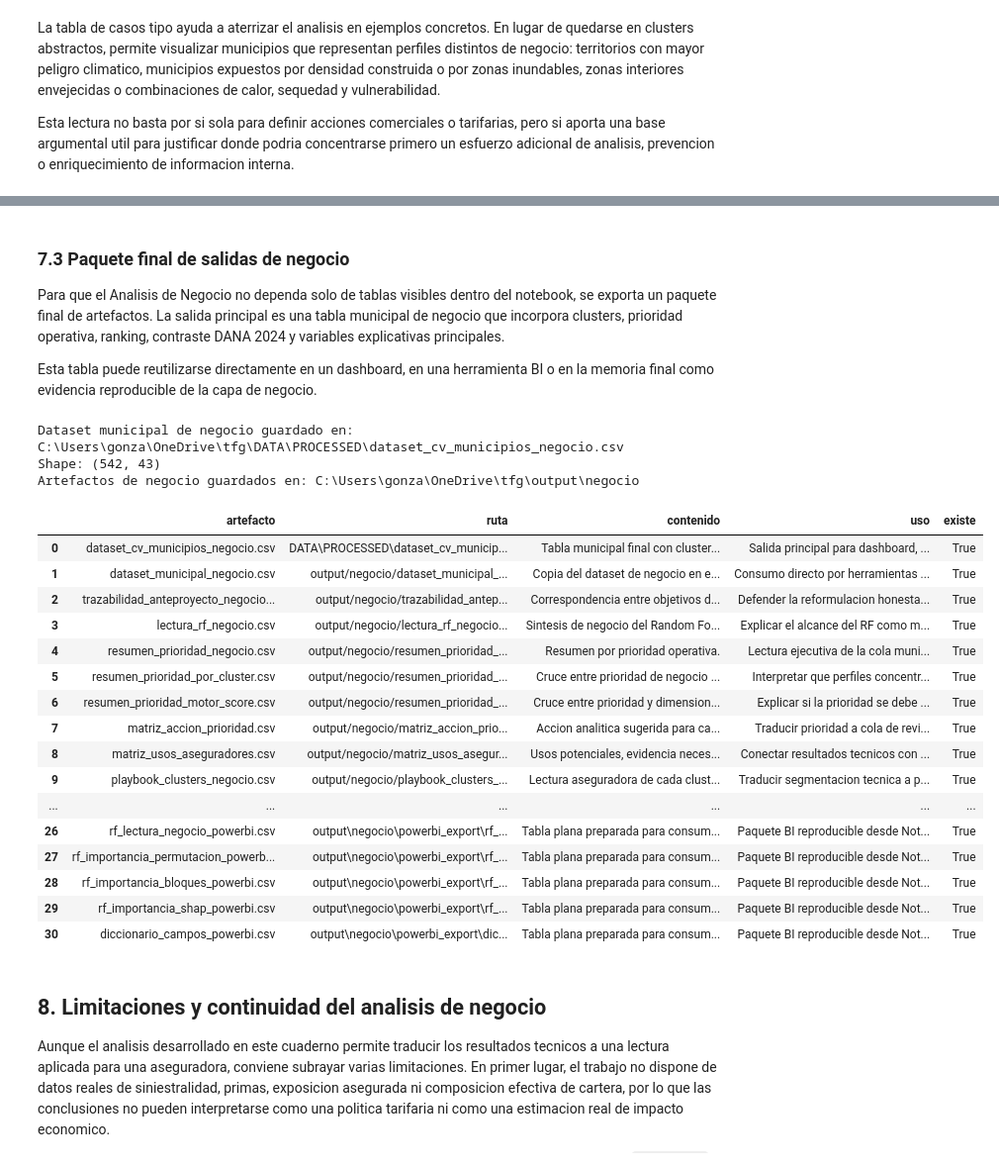
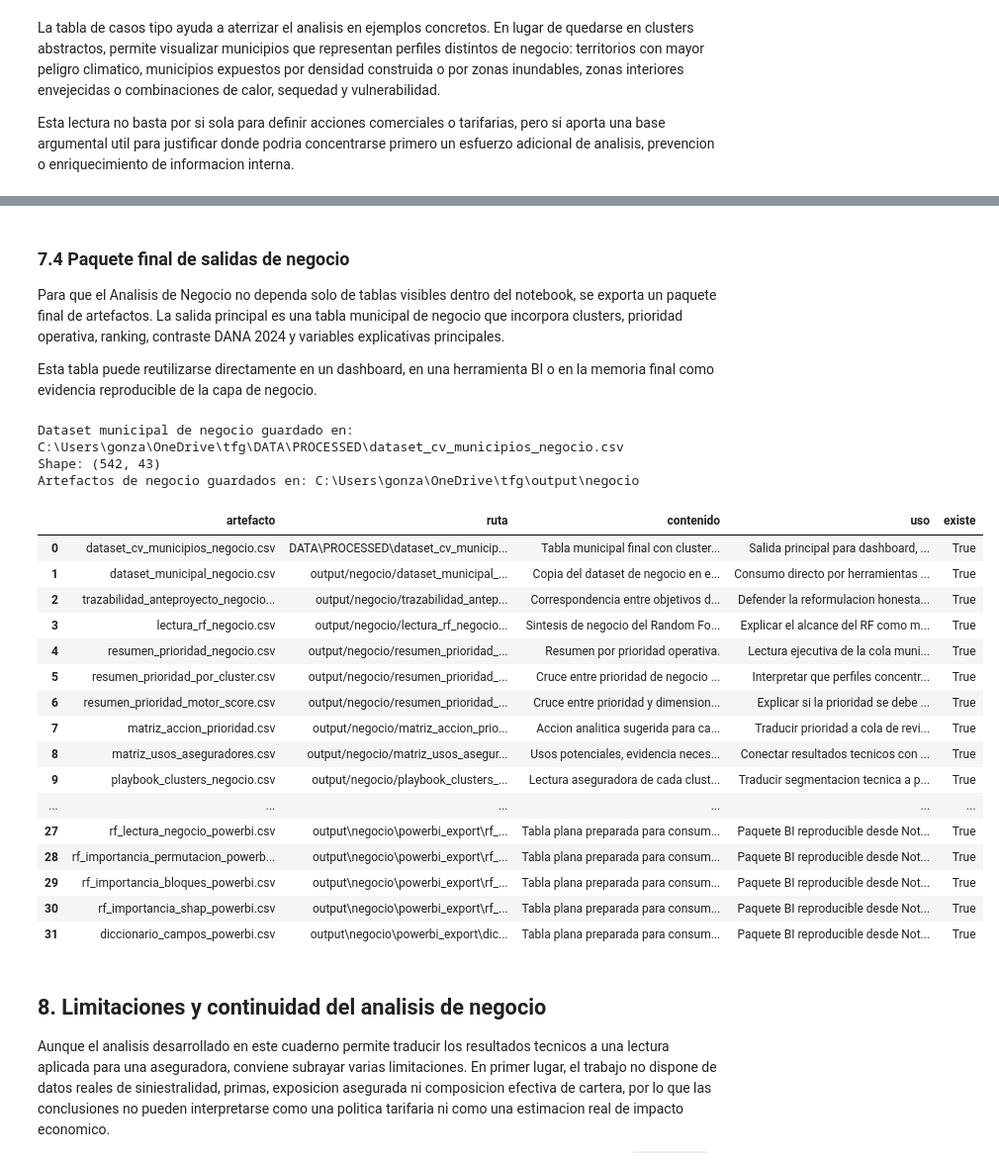
Before and after one commit to gonzalolarriba/modelo-geoespacial-riesgo-climatico, a Jupyter notebook: notebooks/notebook_5_an_negocio.ipynb, the cells around one changed output, grey strips where cells are left out. Shown at 99% size. Drawn from its saved outputs; the diff is of its cells as text; code cells hidden in the pictures.

Commit message:
docs(negocio): reforzar cierre frente a rubrica

```diff
--- a/notebooks/notebook_5_an_negocio.ipynb
+++ b/notebooks/notebook_5_an_negocio.ipynb
@@ -1759,5 +1834,5 @@ Esta lectura no basta por si sola para definir acciones comerciales o tarifarias
 # %% [markdown]
-### 7.3 Paquete final de salidas de negocio
+### 7.4 Paquete final de salidas de negocio
 
 Para que el Analisis de Negocio no dependa solo de tablas visibles dentro del notebook, se exporta un paquete final de artefactos. La salida principal es una tabla municipal de negocio que incorpora clusters, prioridad operativa, ranking, contraste DANA 2024 y variables explicativas principales.
 
@@ -2168,38 +2243,54 @@ business_output_manifest = pd.DataFrame(
             "uso": "Validar cobertura, provincia, prioridad, DANA y ranking antes de dashboard/BI.",
         },
     ]
 )
+business_output_manifest = pd.concat(
+    [
+        business_output_manifest,
+        pd.DataFrame(
+            [
+                {
+                    "artefacto": "cierre_rubrica_negocio.csv",
+                    "ruta": "output/negocio/cierre_rubrica_negocio.csv",
+                    "contenido": "Tabla de cierre que conecta objetivos, evidencias, conclusiones, recomendaciones y limitaciones.",
+                    "uso": "Responder directamente a la rubrica de Analisis de Negocio.",
+                }
+            ]
+        ),
+    ],
+    ignore_index=True,
+)
 business_output_manifest = pd.concat([business_output_manifest, powerbi_manifest.drop(columns=["existe"])], ignore_index=True)
 business_output_manifest["existe"] = business_output_manifest["ruta"].apply(lambda ruta: (ROOT / ruta).exists())
 business_output_manifest.to_csv(BUSINESS_OUT / "manifest_artefactos_negocio.csv", index=False)
 assert business_output_manifest["existe"].all(), "El manifest de negocio contiene artefactos no generados."
 
 
 print("Dataset municipal de negocio guardado en:", BUSINESS_MUNICIPAL_FILE)
 print("Shape:", business_municipal_dataset.shape)
 print("Artefactos de negocio guardados en:", BUSINESS_OUT)
 display(business_output_manifest)
 # %% [output]
 Dataset municipal de negocio guardado en: C:\Users\gonza\OneDrive\tfg\DATA\PROCESSED\dataset_cv_municipios_negocio.csv
 Shape: (542, 43)
 Artefactos de negocio guardados en: C:\Users\gonza\OneDrive\tfg\output\negocio
 |  | artefacto | ruta | contenido | uso | existe |
 | 0 | dataset_cv_municipios_negocio.csv | DATA\PROCESSED\dataset_cv_municip... | Tabla municipal final con cluster... | Salida principal para dashboard, ... | True |
 | 1 | dataset_municipal_negocio.csv | output/negocio/dataset_municipal_... | Copia del dataset de negocio en e... | Consumo directo por herramientas ... | True |
 | 2 | trazabilidad_anteproyecto_negocio... | output/negocio/trazabilidad_antep... | Correspondencia entre objetivos d... | Defender la reformulacion honesta... | True |
 | 3 | lectura_rf_negocio.csv | output/negocio/lectura_rf_negocio... | Sintesis de negocio del Random Fo... | Explicar el alcance del RF como m... | True |
 | 4 | resumen_prioridad_negocio.csv | output/negocio/resumen_prioridad_... | Resumen por prioridad operativa. | Lectura ejecutiva de la cola muni... | True |
 | 5 | resumen_prioridad_por_cluster.csv | output/negocio/resumen_prioridad_... | Cruce entre prioridad de negocio ... | Interpretar que perfiles concentr... | True |
 | 6 | resumen_prioridad_motor_score.csv | output/negocio/resumen_prioridad_... | Cruce entre prioridad y dimension... | Explicar si la prioridad se debe ... | True |
 | 7 | matriz_accion_prioridad.csv | output/negocio/matriz_accion_prio... | Accion analitica sugerida para ca... | Traducir prioridad a cola de revi... | True |
 | 8 | matriz_usos_aseguradores.csv | output/negocio/matriz_usos_asegur... | Usos potenciales, evidencia neces... | Conectar resultados tecnicos con ... | True |
 | 9 | playbook_clusters_negocio.csv | output/negocio/playbook_clusters_... | Lectura aseguradora de cada clust... | Traducir segmentacion tecnica a p... | True |
 | ... | ... | ... | ... | ... | ... |
-| 26 | rf_lectura_negocio_powerbi.csv | output\negocio\powerbi_export\rf_... | Tabla plana preparada para consum... | Paquete BI reproducible desde Not... | True |
-| 27 | rf_importancia_permutacion_powerb... | output\negocio\powerbi_export\rf_... | Tabla plana preparada para consum... | Paquete BI reproducible desde Not... | True |
-| 28 | rf_importancia_bloques_powerbi.csv | output\negocio\powerbi_export\rf_... | Tabla plana preparada para consum... | Paquete BI reproducible desde Not... | True |
-| 29 | rf_importancia_shap_powerbi.csv | output\negocio\powerbi_export\rf_... | Tabla plana preparada para consum... | Paquete BI reproducible desde Not... | True |
-| 30 | diccionario_campos_powerbi.csv | output\negocio\powerbi_export\dic... | Tabla plana preparada para consum... | Paquete BI reproducible desde Not... | True |
+| 27 | rf_lectura_negocio_powerbi.csv | output\negocio\powerbi_export\rf_... | Tabla plana preparada para consum... | Paquete BI reproducible desde Not... | True |
+| 28 | rf_importancia_permutacion_powerb... | output\negocio\powerbi_export\rf_... | Tabla plana preparada para consum... | Paquete BI reproducible desde Not... | True |
+| 29 | rf_importancia_bloques_powerbi.csv | output\negocio\powerbi_export\rf_... | Tabla plana preparada para consum... | Paquete BI reproducible desde Not... | True |
+| 30 | rf_importancia_shap_powerbi.csv | output\negocio\powerbi_export\rf_... | Tabla plana preparada para consum... | Paquete BI reproducible desde Not... | True |
+| 31 | diccionario_campos_powerbi.csv | output\negocio\powerbi_export\dic... | Tabla plana preparada para consum... | Paquete BI reproducible desde Not... | True |
 # %% [markdown]
 ## 8. Limitaciones y continuidad del analisis de negocio
 
```
Also changed, not shown: parts of 3 cells of this notebook, 1 other file.
